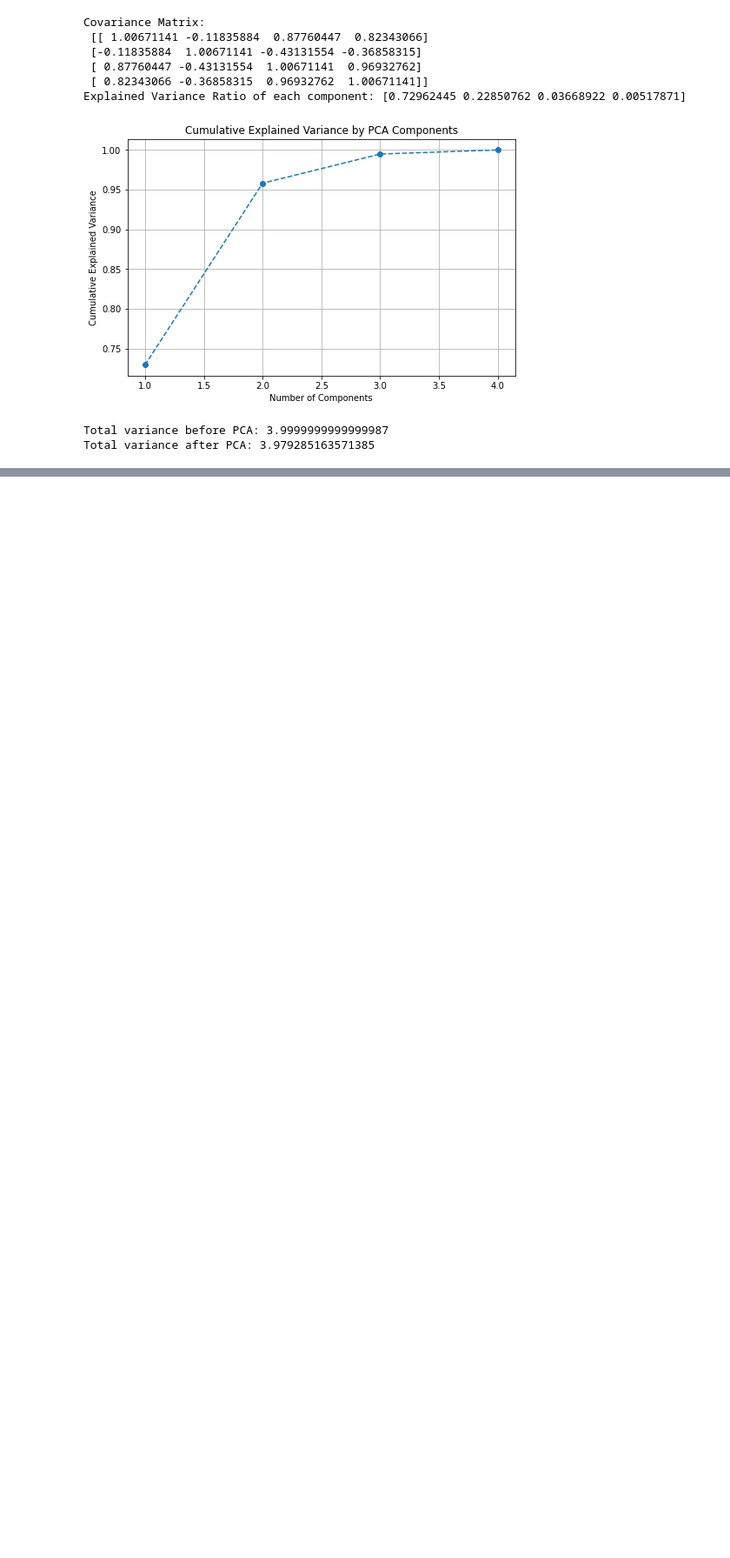
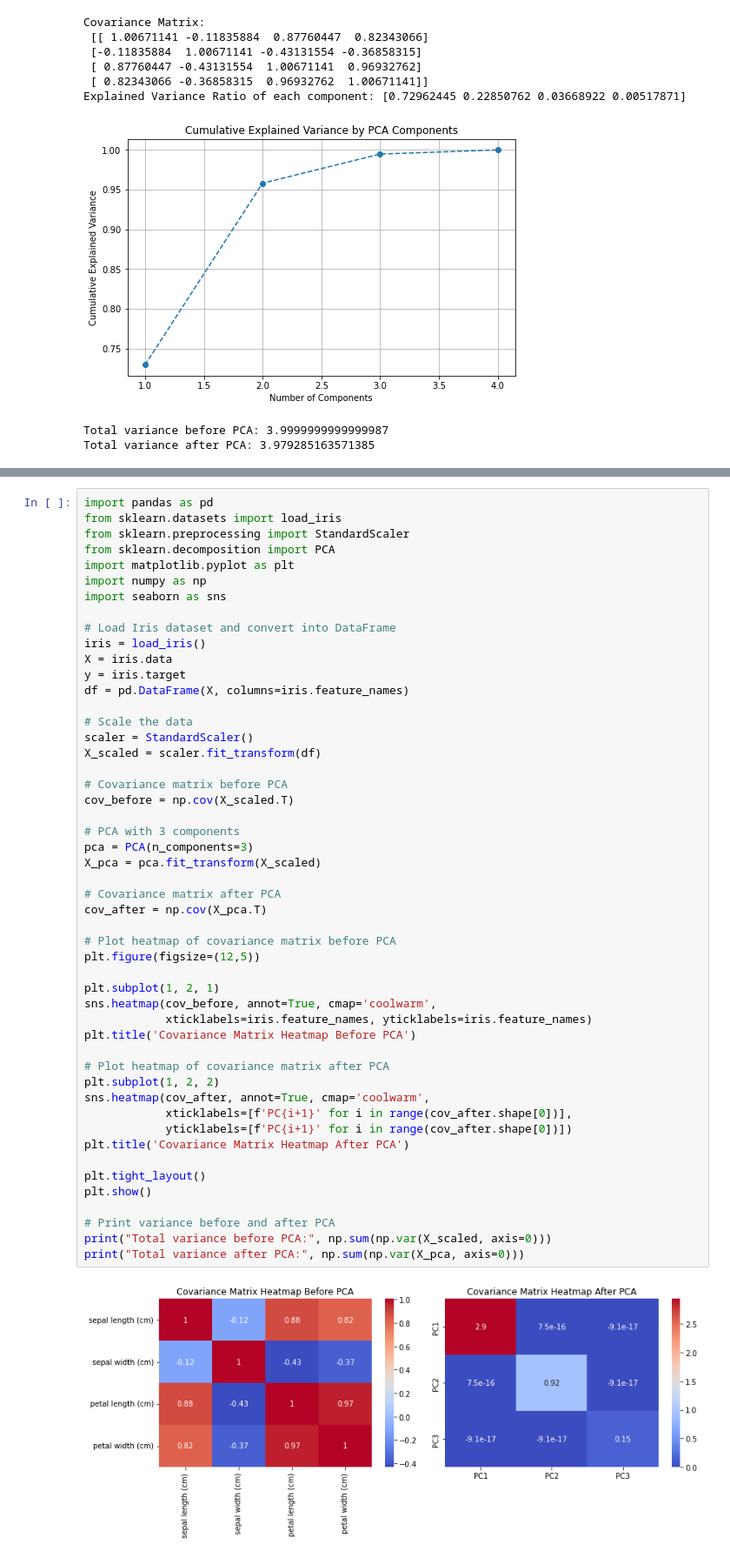
Before and after one commit to AJ26WEST/AI-S5, a Jupyter notebook: exp7.ipynb, the cells around one changed output, grey strips where cells are left out. Shown: that part at 87% size. Drawn from its saved outputs; the diff is of its cells as text; blank space fills up the shorter version.

```diff
--- a/exp7.ipynb
+++ b/exp7.ipynb
@@ -60,0 +164,52 @@ Total variance after PCA: 3.979285163571385
+# %%
+import pandas as pd
+from sklearn.datasets import load_iris
+from sklearn.preprocessing import StandardScaler
+from sklearn.decomposition import PCA
+import matplotlib.pyplot as plt
+import numpy as np
+import seaborn as sns
+
+# Load Iris dataset and convert into DataFrame
+iris = load_iris()
+X = iris.data
+y = iris.target
+df = pd.DataFrame(X, columns=iris.feature_names)
+
+# Scale the data
+scaler = StandardScaler()
+X_scaled = scaler.fit_transform(df)
+
+# Covariance matrix before PCA
+cov_before = np.cov(X_scaled.T)
+
+# PCA with 3 components
+pca = PCA(n_components=3)
+X_pca = pca.fit_transform(X_scaled)
+
+# Covariance matrix after PCA
+cov_after = np.cov(X_pca.T)
+
+# Plot heatmap of covariance matrix before PCA
+plt.figure(figsize=(12,5))
+
+plt.subplot(1, 2, 1)
+sns.heatmap(cov_before, annot=True, cmap='coolwarm',
+            xticklabels=iris.feature_names, yticklabels=iris.feature_names)
+plt.title('Covariance Matrix Heatmap Before PCA')
+
+# Plot heatmap of covariance matrix after PCA
+plt.subplot(1, 2, 2)
+sns.heatmap(cov_after, annot=True, cmap='coolwarm',
+            xticklabels=[f'PC{i+1}' for i in range(cov_after.shape[0])],
+            yticklabels=[f'PC{i+1}' for i in range(cov_after.shape[0])])
+plt.title('Covariance Matrix Heatmap After PCA')
+
+plt.tight_layout()
+plt.show()
+
+# Print variance before and after PCA
+print("Total variance before PCA:", np.sum(np.var(X_scaled, axis=0)))
+print("Total variance after PCA:", np.sum(np.var(X_pca, axis=0)))
+# %% [output]
+[figure, added]
```
Also changed, not shown: parts of 3 cells of this notebook.
